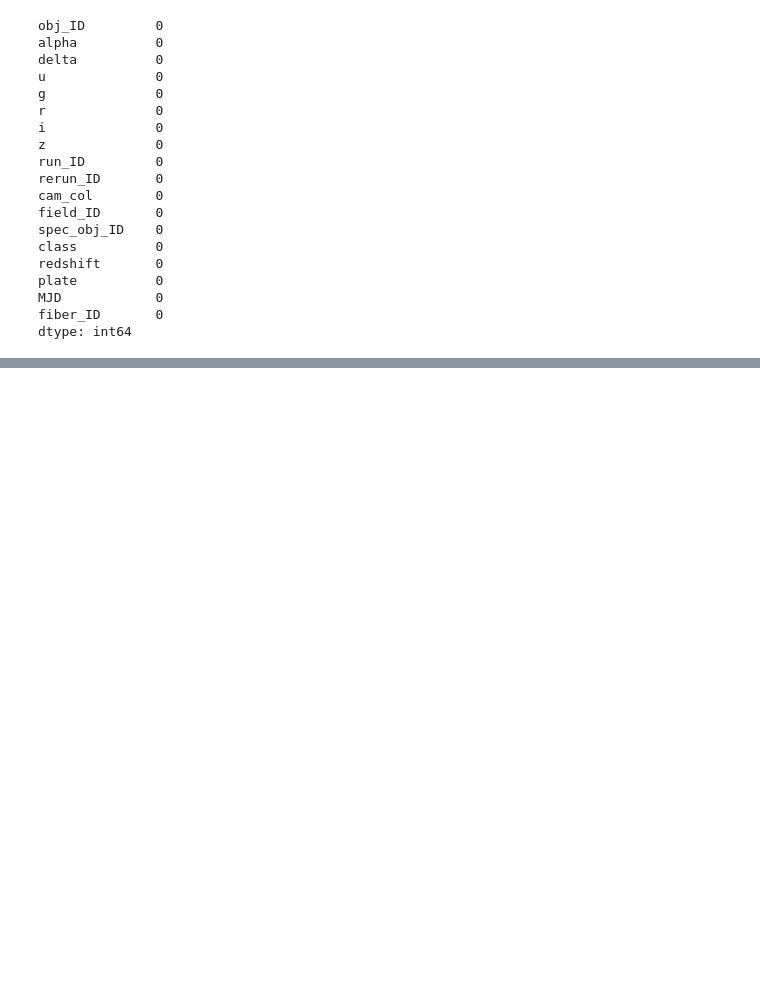
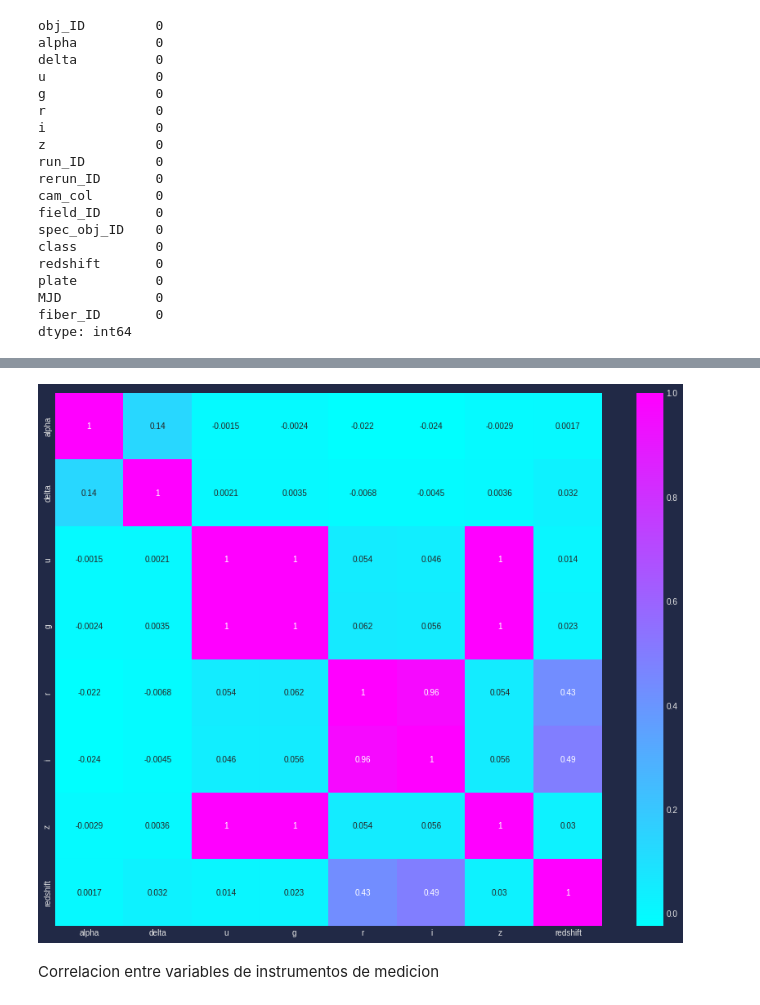
Before and after one commit to Nico-GP/Star_Classification, a Jupyter notebook: Star_Classification.ipynb, the cells around one changed output, grey strips where cells are left out. Saved outputs shown, nothing was run; the diff lists cells and outputs as text; code cells hidden in the pictures; blank space fills up the shorter version.

```diff
--- a/Star_Classification.ipynb
+++ b/Star_Classification.ipynb
@@ -104,0 +169,9 @@ dtype: int64
+# %%
+df_ph = df[['alpha', 'delta', 'u', 'g', 'r', 'i', 'z', 'redshift']]
+# %%
+plt.figure(figsize = (15, 12));
+sns.heatmap(df_ph.corr(), cmap = 'cool', annot = True);
+# %% [output]
+[figure, added]
+# %% [markdown]
+Correlacion entre variables de instrumentos de medicion
```
Also changed, not shown: parts of 31 cells of this notebook.
